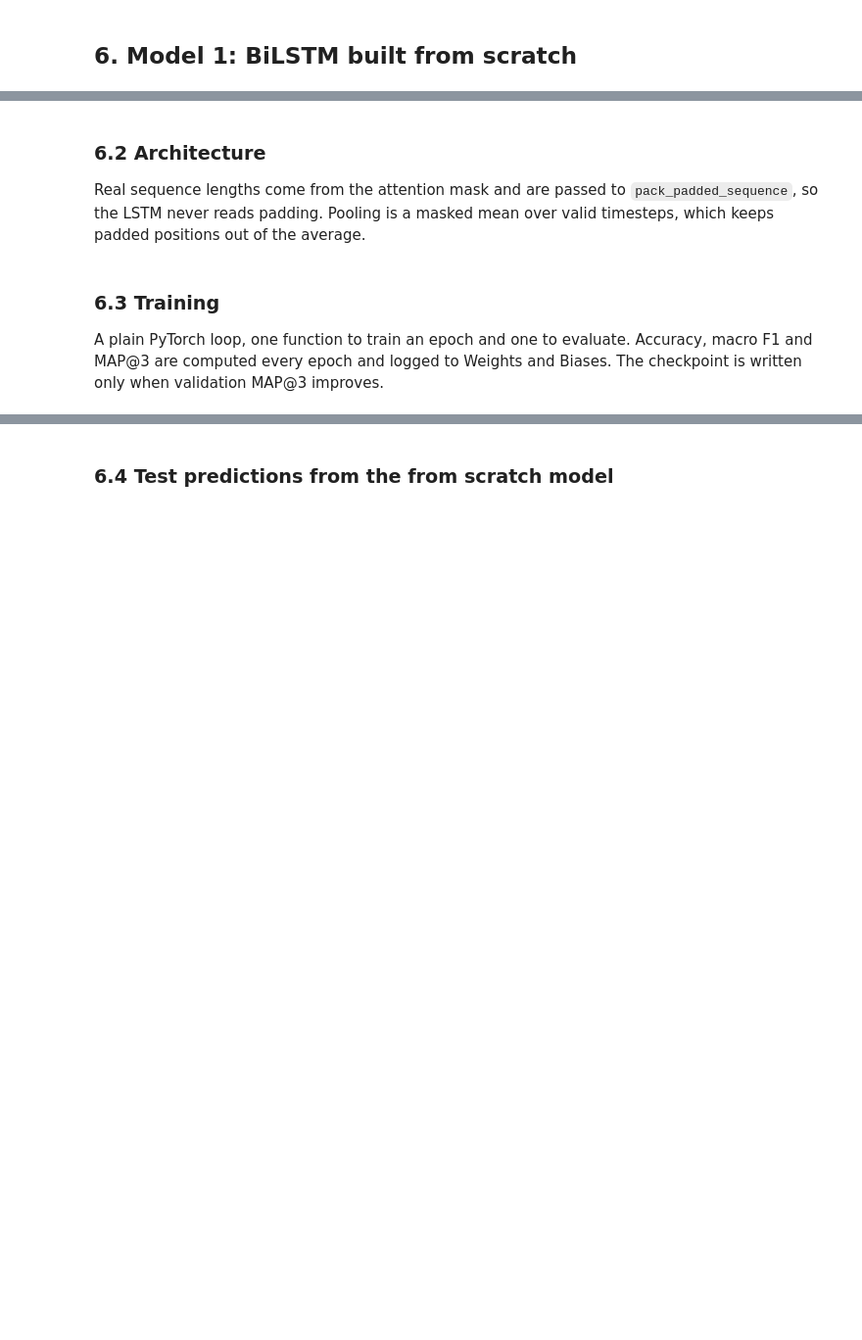
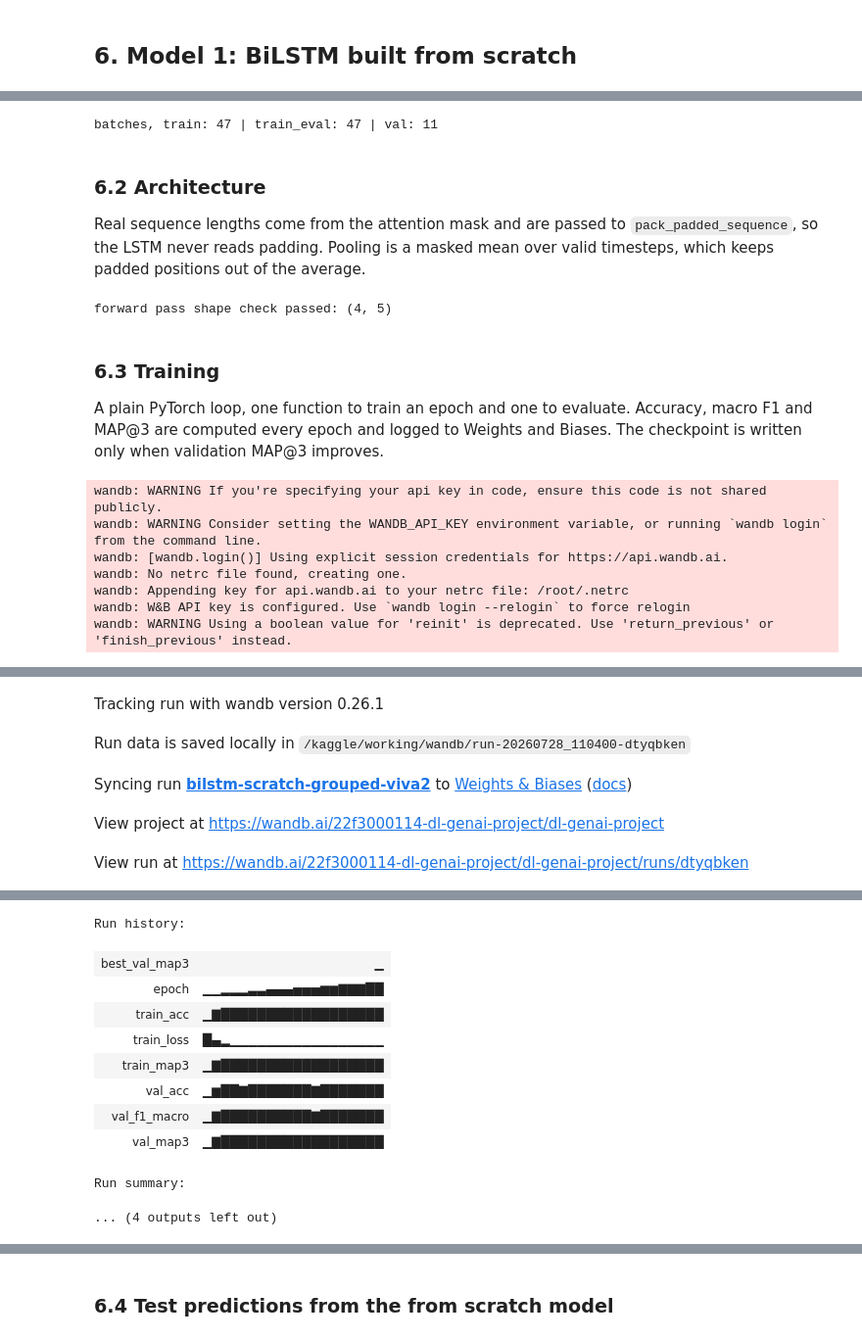
Before and after one commit to DhruvMohta/smartMCQsolver, a Jupyter notebook: dl-22f3000114-notebook-t22026-final.ipynb, the cells around one changed output, grey strips where cells are left out. Shown at 98% size. Cells and saved outputs as stored; diff of their text form; code cells hidden in the pictures; blank space fills up the shorter version.

```diff
--- a/dl-22f3000114-notebook-t22026-final.ipynb
+++ b/dl-22f3000114-notebook-t22026-final.ipynb
@@ -343,3 +311,13 @@ if BUILD:
+# %%
+if BUILD:
+    train_ds=make_dataset(train_df)
+    val_ds=make_dataset(val_df)
+    train_loader = DataLoader(train_ds, batch_size=BATCH_SIZE, shuffle=True)
+    train_eval=DataLoader(train_ds, batch_size=BATCH_SIZE)
+    val_loader   = DataLoader(val_ds, batch_size=BATCH_SIZE, shuffle=False)
+    print('batches, train:', len(train_loader), '| train_eval:', len(train_eval), '| val:', len(val_loader))
+# %% [output]
+batches, train: 47 | train_eval: 47 | val: 11
 # %% [markdown]
 ### 6.2 Architecture
 
@@ -356,8 +334,11 @@ class BiLSTMClassifier(nn.Module):
         self.embedding = nn.Embedding(vocab_size, embed_dim, padding_idx=pad_idx)
         self.embed_dropout = nn.Dropout(dropout)
         self.lstm = nn.LSTM(
-            input_size=embed_dim, hidden_size=hidden_dim, num_layers=num_layers,
-            batch_first=True, bidirectional=True,
+            input_size=embed_dim,
+            hidden_size=hidden_dim,
+            num_layers=num_layers,
+            batch_first=True,
+            bidirectional=True,
             dropout=dropout if num_layers > 1 else 0.0)
         self.classifier = nn.Sequential(
             nn.Linear(hidden_dim * 2, hidden_dim),
@@ -381,6 +362,8 @@ _out = _m(torch.randint(1, 1000, (4, 20)), torch.tensor([20, 15, 10, 5]))
 assert _out.shape == (4, 5), f'expected (4, 5), got {tuple(_out.shape)}'
 print('forward pass shape check passed:', tuple(_out.shape))
 del _m, _out
+# %% [output]
+forward pass shape check passed: (4, 5)
 # %% [markdown]
 ### 6.3 Training
 
@@ -433,33 +412,43 @@ if BUILD:
         print('W&B login skipped:', e)
 
     run = wandb.init(entity='22f3000114-dl-genai-project', project='dl-genai-project',
-                     name='bilstm-scratch-grouped', group='final-notebook',
+                     name='bilstm-scratch-grouped-viva2', group='final-notebook',
                      config={'model': 'biLSTM from scratch', 'embed_dim': EMBED_DIM,
                              'hidden_dim': HIDDEN_DIM, 'max_len': MAX_LEN, 'lr': LR,
                              'split': 'GroupShuffleSplit on core_q'}, reinit=True)
 
-    bilstm = BiLSTMClassifier(vocab_size=len(tok), embed_dim=EMBED_DIM,
-                              hidden_dim=HIDDEN_DIM, pad_idx=tok.pad_token_id).to(device)
-    n_params = sum(p.numel() for p in bilstm.parameters() if p.requires_grad)
-    print('trainable parameters:', f'{n_params:,}')
+    bilstm = BiLSTMClassifier(len(tok), EMBED_DIM, HIDDEN_DIM,
+                              pad_idx=tok.pad_token_id).to(device)
+    print('trainable parameters:', f'{sum(p.numel() for p in bilstm.parameters()):,}')
 
     optimizer = torch.optim.AdamW(bilstm.parameters(), lr=LR)
+    tr_ans = train_df['answer'].tolist()
+    va_ans = val_df['answer'].tolist()
     best_map3 = -1.0
 
     for epoch in range(N_EPOCHS):
         loss = train_one_epoch(bilstm, train_loader, optimizer, device)
-        tr_acc, tr_f1, tr_map3, _ = evaluate(bilstm, train_loader, device)
-        acc, f1, m3, _ = evaluate(bilstm, val_loader, device)
+        tr_acc, _, tr_map3 = score(bilstm, train_eval, tr_ans)
+        va_acc, va_f1, va_map3 = score(bilstm, val_loader, va_ans)
 
-        run.log({'epoch': epoch, 'train_loss': loss, 'train_accuracy': tr_acc,
-                 'val_accuracy': acc, 'val_f1_macro': f1, 'val_map3': m3})
+        run.log({'epoch': epoch, 'train_loss': loss, 'train_acc': tr_acc,
+                 'train_map3': tr_map3, 'val_acc': va_acc,
+                 'val_f1_macro': va_f1, 'val_map3': va_map3})
         print(f'epoch {epoch:2d}  loss {loss:.4f}  train_acc {tr_acc:.4f}  '
-              f'val_acc {acc:.4f}  val_f1 {f1:.4f}  val_map3 {m3:.4f}')
+              f'val_acc {va_acc:.4f}  val_f1 {va_f1:.4f}  val_map3 {va_map3:.4f}')
 
-        if m3 > best_map3:
-            best_map3 = m3
+        if va_map3 > best_map3:
+            best_map3 = va_map3
             torch.save(bilstm.state_dict(), f'{WORK}/bilstm_best.pt')
 
     run.log({'best_val_map3': best_map3})
     run.finish()
     print('best validation MAP@3:', round(best_map3, 4))
+# %% [output]
+wandb: WARNING If you're specifying your api key in code, ensure this code is not shared publicly.
+wandb: WARNING Consider setting the WANDB_API_KEY environment variable, or running `wandb login` from the command line.
+wandb: [wandb.login()] Using explicit session credentials for https://api.wandb.ai.
+wandb: No netrc file found, creating one.
+wandb: Appending key for api.wandb.ai to your netrc file: /root/.netrc
+wandb: W&B API key is configured. Use `wandb login --relogin` to force relogin
+wandb: WARNING Using a boolean value for 'reinit' is deprecated. Use 'return_previous' or 'finish_previous' instead.
@@ -465,0 +456,5 @@ if BUILD:
+Tracking run with wandb version 0.26.1
+Run data is saved locally in /kaggle/working/wandb/run-20260728_110400-dtyqbken
+Syncing run bilstm-scratch-grouped-viva2 to Weights & Biases (docs)
+View project at https://wandb.ai/22f3000114-dl-genai-project/dl-genai-project
+View run at https://wandb.ai/22f3000114-dl-genai-project/dl-genai-project/runs/dtyqbken
@@ -466,2 +479,13 @@ if BUILD:
+Run history:
+| best_val_map3 | ▁ |
+| epoch | ▁▁▂▂▂▃▃▄▄▄▅▅▅▆▆▇▇▇██ |
+| train_acc | ▁▇██████████████████ |
+| train_loss | █▄▂▁▁▁▁▁▁▁▁▁▁▁▁▁▁▁▁▁ |
+| train_map3 | ▁▇██████████████████ |
+| val_acc | ▁▆██▇███████▇███████ |
+| val_f1_macro | ▁▇██████████▇███████ |
+| val_map3 | ▁▇██████████████████ |
+Run summary:
+... (4 outputs left out)
 # %% [markdown]
 Train accuracy is logged next to validation accuracy on purpose. A high training score with a
```
Also changed, not shown: parts of 66 cells of this notebook.
